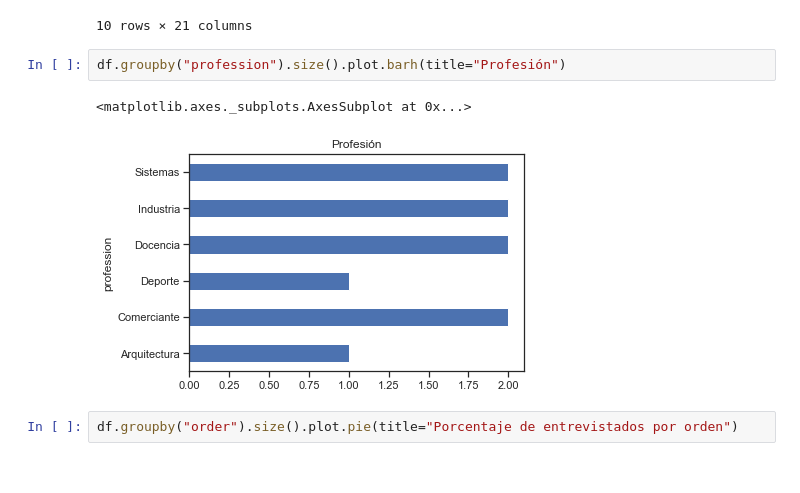
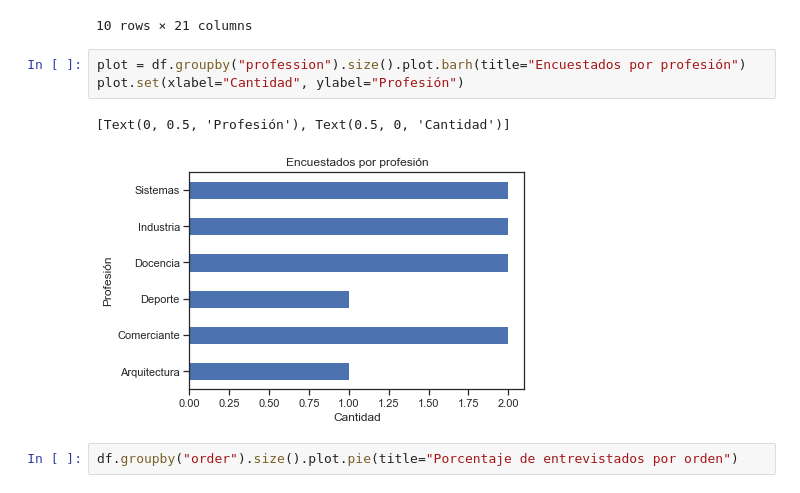
Before and after one commit to alefherrera/my-order-data, a Jupyter notebook: notebook.ipynb, the cells around one changed output. Saved outputs shown, nothing was run; the diff lists cells and outputs as text.

```diff
--- a/notebook.ipynb
+++ b/notebook.ipynb
@@ -131,10 +131,11 @@ df
 | 9 | 30 | Industria | AC | 65 | 52 | Dos veces por mes | si | no | ... |
 10 rows × 21 columns
 # %%
-df.groupby("profession").size().plot.barh(title="Profesión")
+plot = df.groupby("profession").size().plot.barh(title="Encuestados por profesión")
+plot.set(xlabel="Cantidad", ylabel="Profesión")
 # %% [output]
-<matplotlib.axes._subplots.AxesSubplot at 0x...>
+[Text(0, 0.5, 'Profesión'), Text(0.5, 0, 'Cantidad')]
-[figure, old version]
+[figure, new version]
 # %%
 df.groupby("order").size().plot.pie(title="Porcentaje de entrevistados por orden")
 # %% [output]
```
Also changed, not shown: parts of 4 cells of this notebook.
